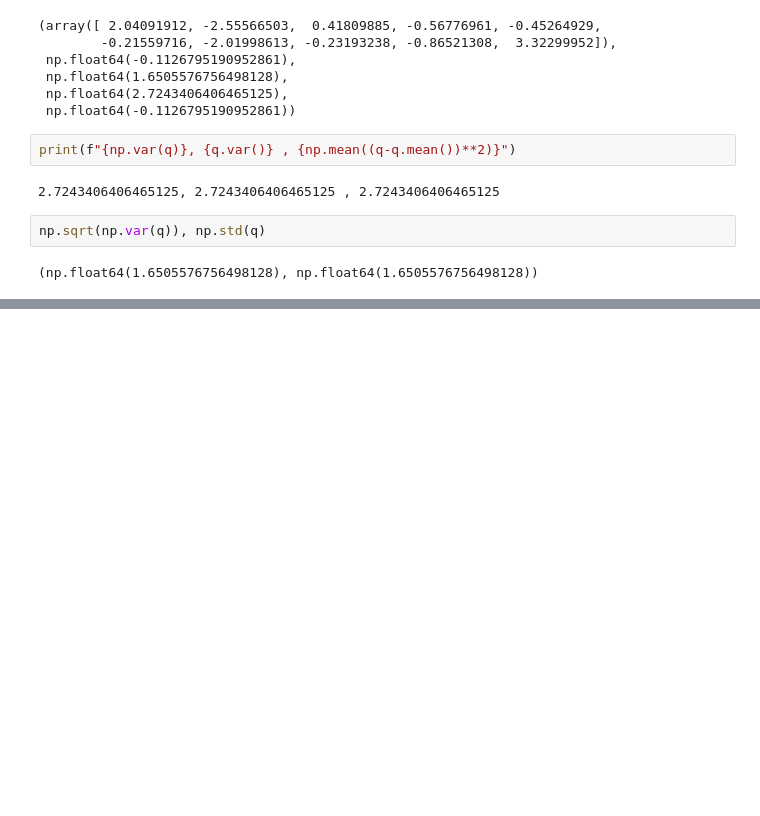
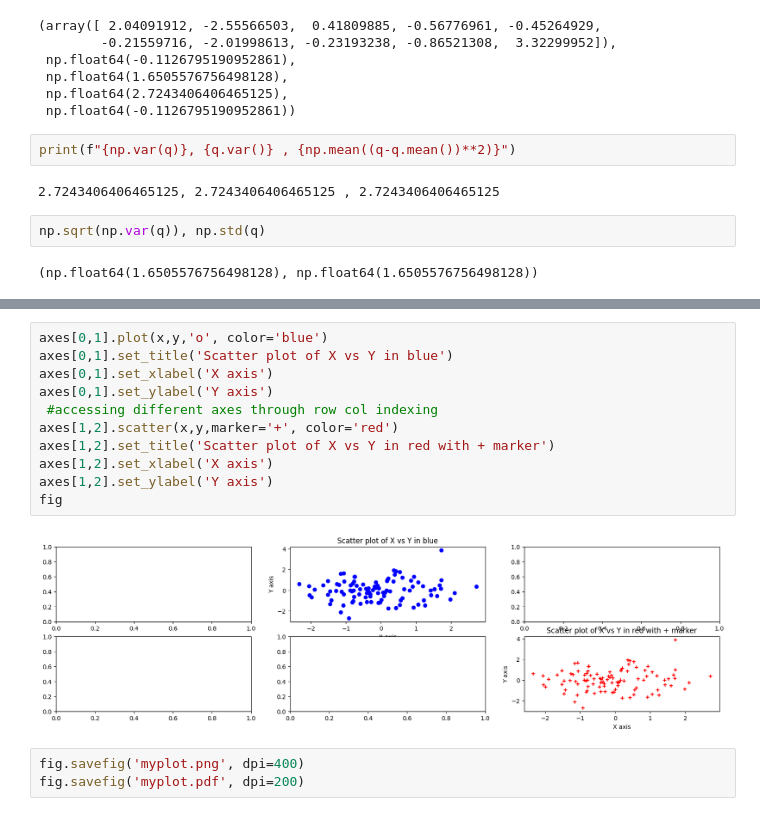
Before and after one commit to PrateekMinhas09/Data-Statistics-and-modeling-w-Python, a Jupyter notebook: Statistical_Learning: Ch2/Lab.ipynb, the cells around one changed output, grey strips where cells are left out. Cells and saved outputs as stored; diff of their text form; blank space fills up the shorter version.

```diff
--- a/Statistical_Learning: Ch2/Lab.ipynb
+++ b/Statistical_Learning: Ch2/Lab.ipynb
@@ -361,0 +418,16 @@ np.sqrt(np.var(q)), np.std(q)
+# %%
+axes[0,1].plot(x,y,'o', color='blue')
+axes[0,1].set_title('Scatter plot of X vs Y in blue')
+axes[0,1].set_xlabel('X axis')
+axes[0,1].set_ylabel('Y axis')
+ #accessing different axes through row col indexing
+axes[1,2].scatter(x,y,marker='+', color='red')
+axes[1,2].set_title('Scatter plot of X vs Y in red with + marker')
+axes[1,2].set_xlabel('X axis')
+axes[1,2].set_ylabel('Y axis')
+fig
+# %% [output]
+[figure, added]
+# %%
+fig.savefig('myplot.png', dpi=400)
+fig.savefig('myplot.pdf', dpi=200)
```
Also changed, not shown: parts of 12 cells of this notebook, 2 other files.
